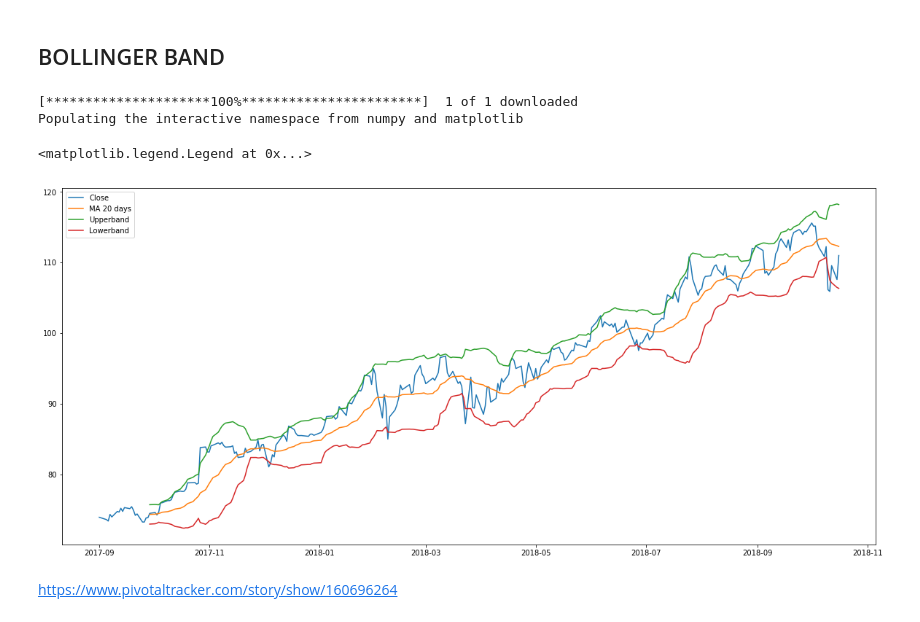
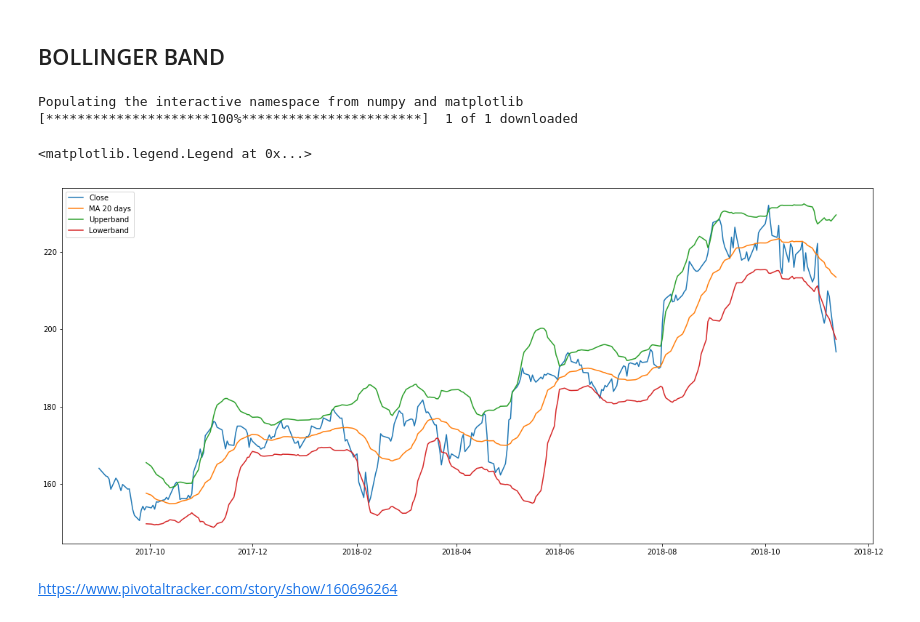
Before and after one commit to advi1993/DataScience-Jupyter, a Jupyter notebook: stock_data.ipynb, the cells around one changed output. Cells and saved outputs as stored; diff of their text form; code cells hidden in the pictures.

```diff
--- a/stock_data.ipynb
+++ b/stock_data.ipynb
@@ -142,33 +148,33 @@ https://www.pivotaltracker.com/story/show/160695607
 # %%
 import pandas as pd
 pd.core.common.is_list_like=pd.api.types.is_list_like
 from pandas_datareader import data as web
 import fix_yahoo_finance as yf
 import datetime as dt
 import matplotlib.pyplot as plt
 %matplotlib inline
 %pylab inline
 
 start=dt.datetime(2017,9,1)
 end=dt.datetime.today().strftime('%Y-%m-%d')
-web=yf.download("MSFT",start,end)
+web=yf.download("AAPL",start,end)
 web_close=pd.DataFrame(web.Close)  # assigning close prices to web_ close
 
 web_close["MA_20"]=web_close.Close.rolling(20).mean() # moving average of close prices of 20 days
 web["20 Day STD"] = web.Close.rolling(20).std()
 web["Upper Band"] = web_close["MA_20"] + (web['20 Day STD'] * 2) # adding 20 day moving average to 20 day standard deviation
 web["Lower Band"] = web_close["MA_20"] - (web['20 Day STD'] * 2) # for lower band subtracting 20 day moving average and 20 day standard deviation
 pylab.rcParams['figure.figsize'] = (20, 9)
 plt.plot(web_close["Close"],label='Close')
 plt.plot(web_close["MA_20"],label="MA 20 days")
 plt.plot(web["Upper Band"], label="Upperband")
 plt.plot(web["Lower Band"], label="Lowerband")
 plt.legend(loc=2)
 # %% [output]
+Populating the interactive namespace from numpy and matplotlib
 [*********************100%***********************]  1 of 1 downloaded
-Populating the interactive namespace from numpy and matplotlib
 <matplotlib.legend.Legend at 0x...>
-[figure, old version]
+[figure, new version]
 # %% [markdown]
 https://www.pivotaltracker.com/story/show/160696264
 # %% [markdown]
```
Also changed, not shown: parts of 12 cells of this notebook.
